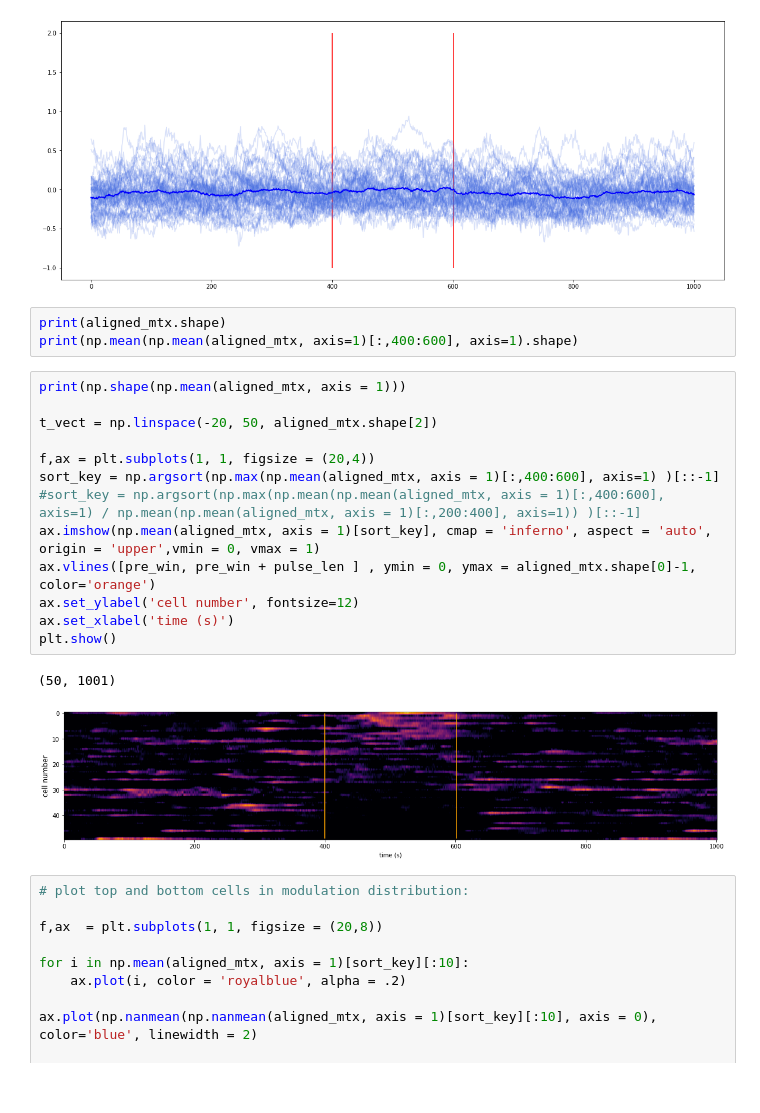
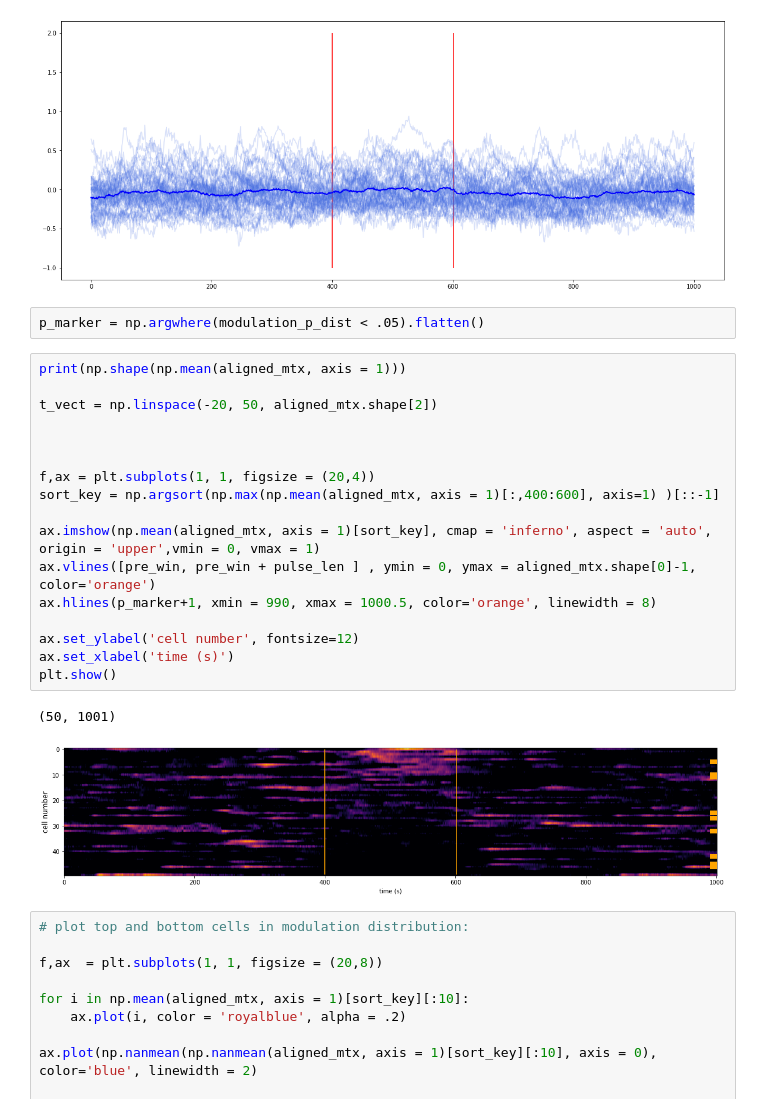
Before and after one commit to inscopix/astellas, a Jupyter notebook: astellas_nvoke_trig.ipynb, the cells around one changed output. Drawn from its saved outputs; the diff is of its cells as text.

```diff
--- a/astellas_nvoke_trig.ipynb
+++ b/astellas_nvoke_trig.ipynb
@@ -1160,25 +1160,28 @@ ax.vlines([pre_win, pre_win + pulse_len ] , ymin = -1, ymax = 2, color='red')
 plt.show()
 # %% [output]
 [figure]
-# %%
-print(aligned_mtx.shape)
-print(np.mean(np.mean(aligned_mtx, axis=1)[:,400:600], axis=1).shape)
+# %%
+p_marker = np.argwhere(modulation_p_dist < .05).flatten()
 # %%
 print(np.shape(np.mean(aligned_mtx, axis = 1)))
 
 t_vect = np.linspace(-20, 50, aligned_mtx.shape[2])
 
+
+
 f,ax = plt.subplots(1, 1, figsize = (20,4))
 sort_key = np.argsort(np.max(np.mean(aligned_mtx, axis = 1)[:,400:600], axis=1) )[::-1]
-#sort_key = np.argsort(np.max(np.mean(np.mean(aligned_mtx, axis = 1)[:,400:600], axis=1) / np.mean(np.mean(aligned_mtx, axis = 1)[:,200:400], axis=1)) )[::-1]
+
 ax.imshow(np.mean(aligned_mtx, axis = 1)[sort_key], cmap = 'inferno', aspect = 'auto', origin = 'upper',vmin = 0, vmax = 1)
 ax.vlines([pre_win, pre_win + pulse_len ] , ymin = 0, ymax = aligned_mtx.shape[0]-1, color='orange')
+ax.hlines(p_marker+1, xmin = 990, xmax = 1000.5, color='orange', linewidth = 8)
+
 ax.set_ylabel('cell number', fontsize=12)
 ax.set_xlabel('time (s)')
 plt.show()
 # %% [output]
 (50, 1001)
-[figure, old version]
+[figure, new version]
 # %%
 # plot top and bottom cells in modulation distribution:
 
```
Also changed, not shown: parts of 8 cells of this notebook.
